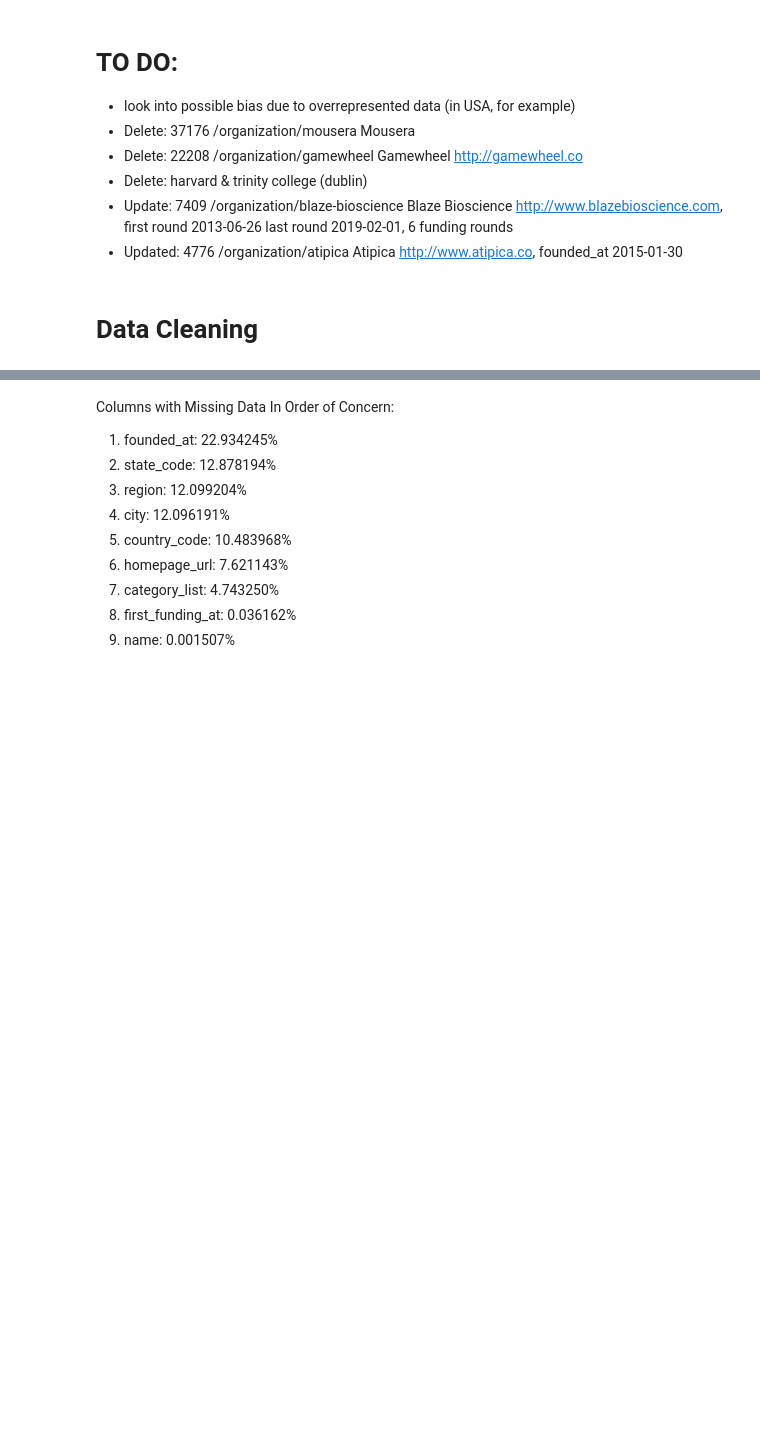
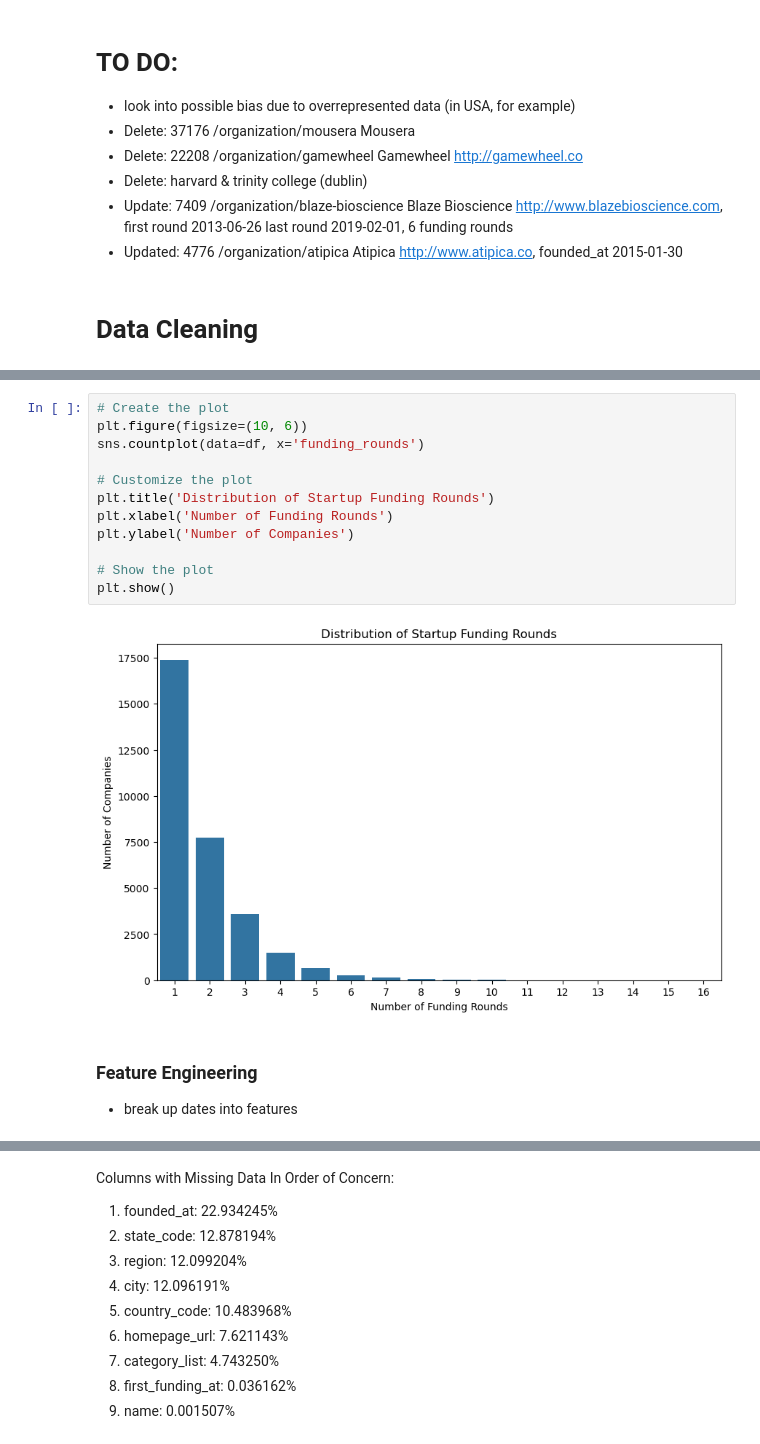
Before and after one commit to eloter01/AI4All_F24_Class16, a Jupyter notebook: AI4All_team16_proj.ipynb, the cells around one changed output, grey strips where cells are left out. Drawn from its saved outputs; the diff is of its cells as text; blank space fills up the shorter version.

```diff
--- a/AI4All_team16_proj.ipynb
+++ b/AI4All_team16_proj.ipynb
@@ -248,0 +453,17 @@ dtype: int64
+# %%
+# Create the plot
+plt.figure(figsize=(10, 6))
+sns.countplot(data=df, x='funding_rounds')
+
+# Customize the plot
+plt.title('Distribution of Startup Funding Rounds')
+plt.xlabel('Number of Funding Rounds')
+plt.ylabel('Number of Companies')
+
+# Show the plot
+plt.show()
+# %% [output]
+[figure, added]
+# %% [markdown]
+### Feature Engineering
+* break up dates into features
```
Also changed, not shown: parts of 85 cells of this notebook.
